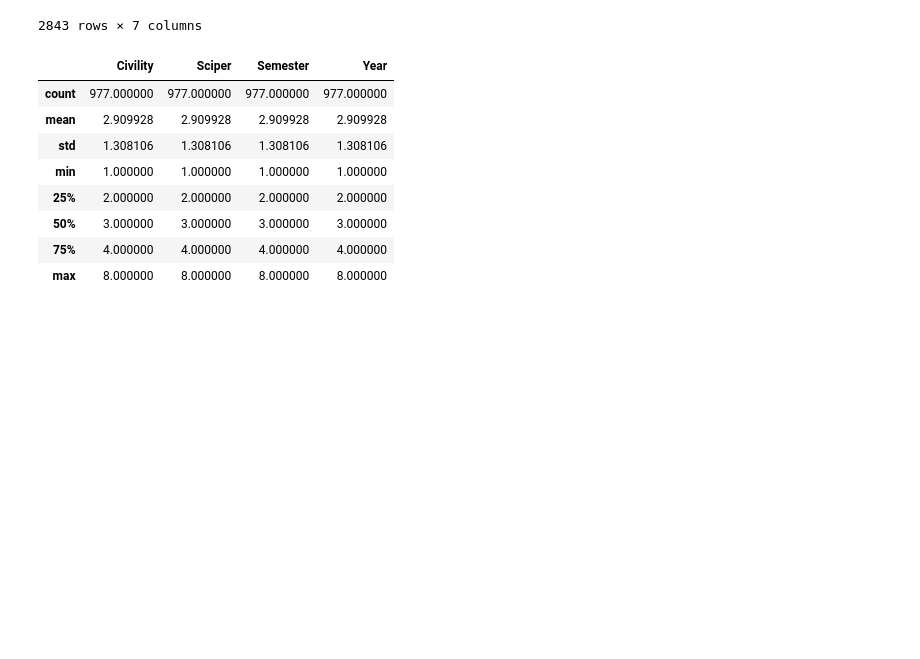
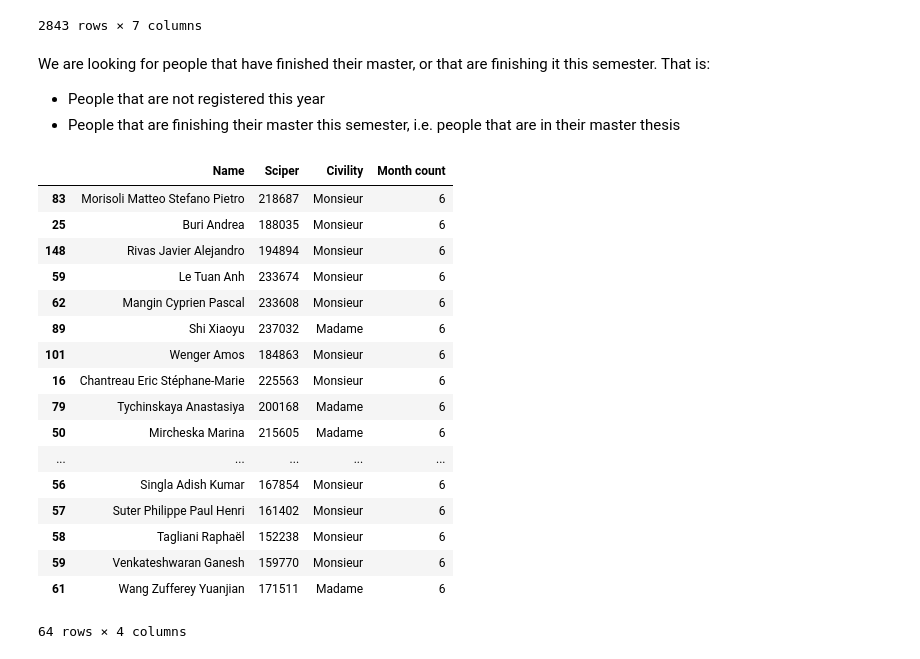
Before and after one commit to bojbilla/AdaHomeworks, a Jupyter notebook: 02 - Data from the Web/HW2.ipynb, the cells around one changed output. Cells and saved outputs as stored; diff of their text form; code cells hidden in the pictures; blank space fills up the shorter version.

```diff
--- a/02 - Data from the Web/HW2.ipynb
+++ b/02 - Data from the Web/HW2.ipynb
@@ -270,15 +270,39 @@ master
 | 4 | Monsieur | None | Lépine Simon | 160150 | MasterThesisSpring | Biocomputing | y20072008 |
 | 5 | Monsieur | None | Stewart Conail | 173527 | MasterThesisSpring | None | y20072008 |
 2843 rows × 7 columns
-# %%
-master.groupby("Name").count().describe()
-# %% [output]
-|  | Civility | Sciper | Semester | Year |
-| count | 977.000000 | 977.000000 | 977.000000 | 977.000000 |
-| mean | 2.909928 | 2.909928 | 2.909928 | 2.909928 |
-| std | 1.308106 | 1.308106 | 1.308106 | 1.308106 |
-| min | 1.000000 | 1.000000 | 1.000000 | 1.000000 |
-| 25% | 2.000000 | 2.000000 | 2.000000 | 2.000000 |
-| 50% | 3.000000 | 3.000000 | 3.000000 | 3.000000 |
-| 75% | 4.000000 | 4.000000 | 4.000000 | 4.000000 |
-| max | 8.000000 | 8.000000 | 8.000000 | 8.000000 |
+# %% [markdown]
+We are looking for people that have finished their master, or that are finishing it this semester. That is:
+* People that are not registered this year
+* People that are finishing their master this semester, i.e. people that are in their master thesis
+# %%
+master_incomplete = master[(master["Year"] == "y20162017") & (master["Semester"] != "MasterThesisFall")]
+master_complete = master[~master["Name"].isin(master_incomplete["Name"])]
+# %%
+master_sem_count = master_complete[['Name']].copy()
+master_sem_count['Month count'] = 6
+master_sem_count = master_sem_count.groupby('Name').sum()
+master_sem_count
+
+#Give them back their civilities
+civilities_master = master_complete[['Name', "Sciper", 'Civility']].drop_duplicates()
+master_sem_count = civilities_master.join(master_sem_count, how='inner', on='Name')
+master_sem_count[master_sem_count["Month count"] == 6]
+# %% [output]
+|  | Name | Sciper | Civility | Month count |
+| 83 | Morisoli Matteo Stefano Pietro | 218687 | Monsieur | 6 |
+| 25 | Buri Andrea | 188035 | Monsieur | 6 |
+| 148 | Rivas Javier Alejandro | 194894 | Monsieur | 6 |
+| 59 | Le Tuan Anh | 233674 | Monsieur | 6 |
+| 62 | Mangin Cyprien Pascal | 233608 | Monsieur | 6 |
+| 89 | Shi Xiaoyu | 237032 | Madame | 6 |
+| 101 | Wenger Amos | 184863 | Monsieur | 6 |
+| 16 | Chantreau Eric Stéphane-Marie | 225563 | Monsieur | 6 |
+| 79 | Tychinskaya Anastasiya | 200168 | Madame | 6 |
+| 50 | Mircheska Marina | 215605 | Madame | 6 |
+| ... | ... | ... | ... | ... |
+| 56 | Singla Adish Kumar | 167854 | Monsieur | 6 |
+| 57 | Suter Philippe Paul Henri | 161402 | Monsieur | 6 |
+| 58 | Tagliani Raphaël | 152238 | Monsieur | 6 |
+| 59 | Venkateshwaran Ganesh | 159770 | Monsieur | 6 |
+| 61 | Wang Zufferey Yuanjian | 171511 | Madame | 6 |
+64 rows × 4 columns
```
